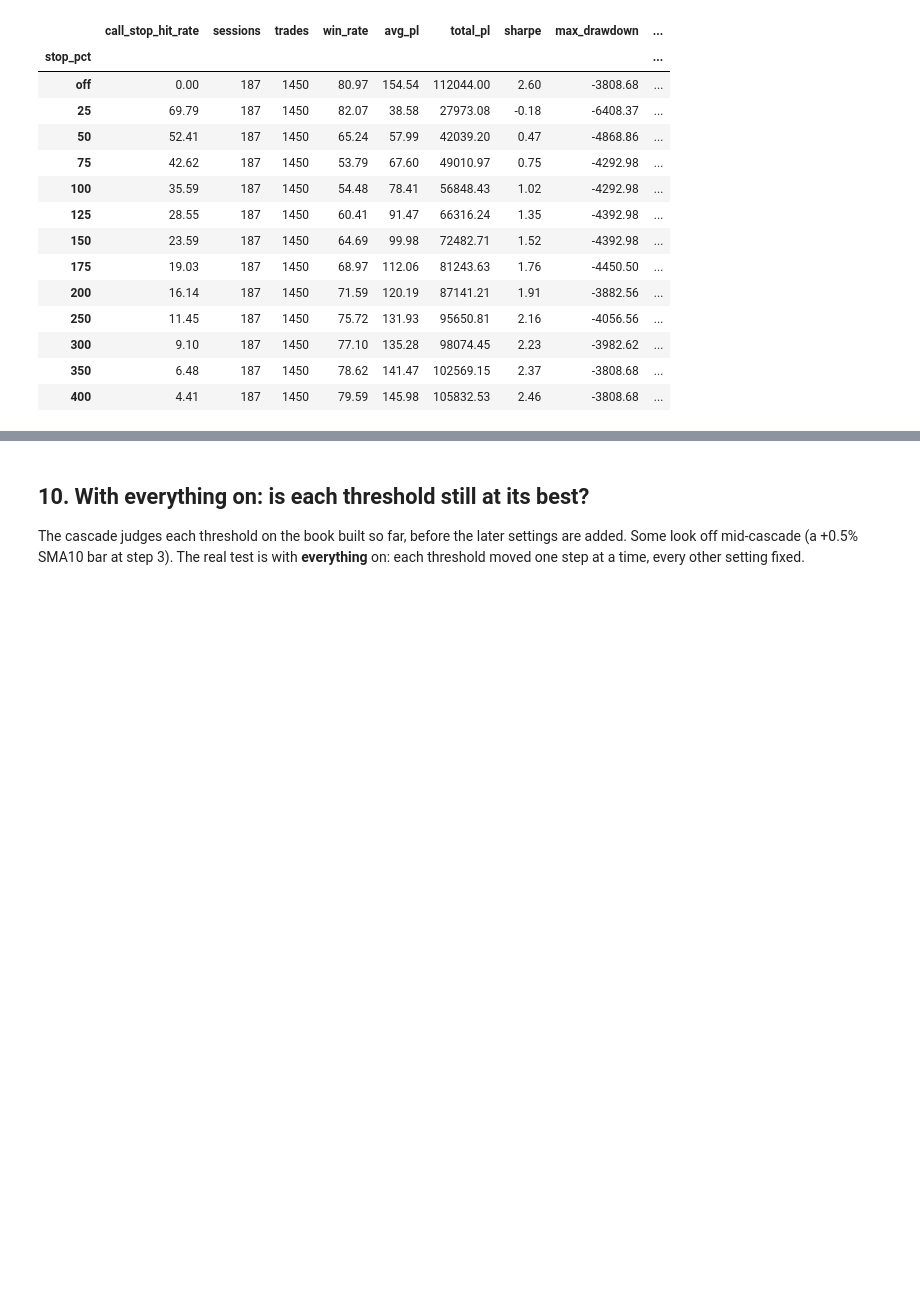
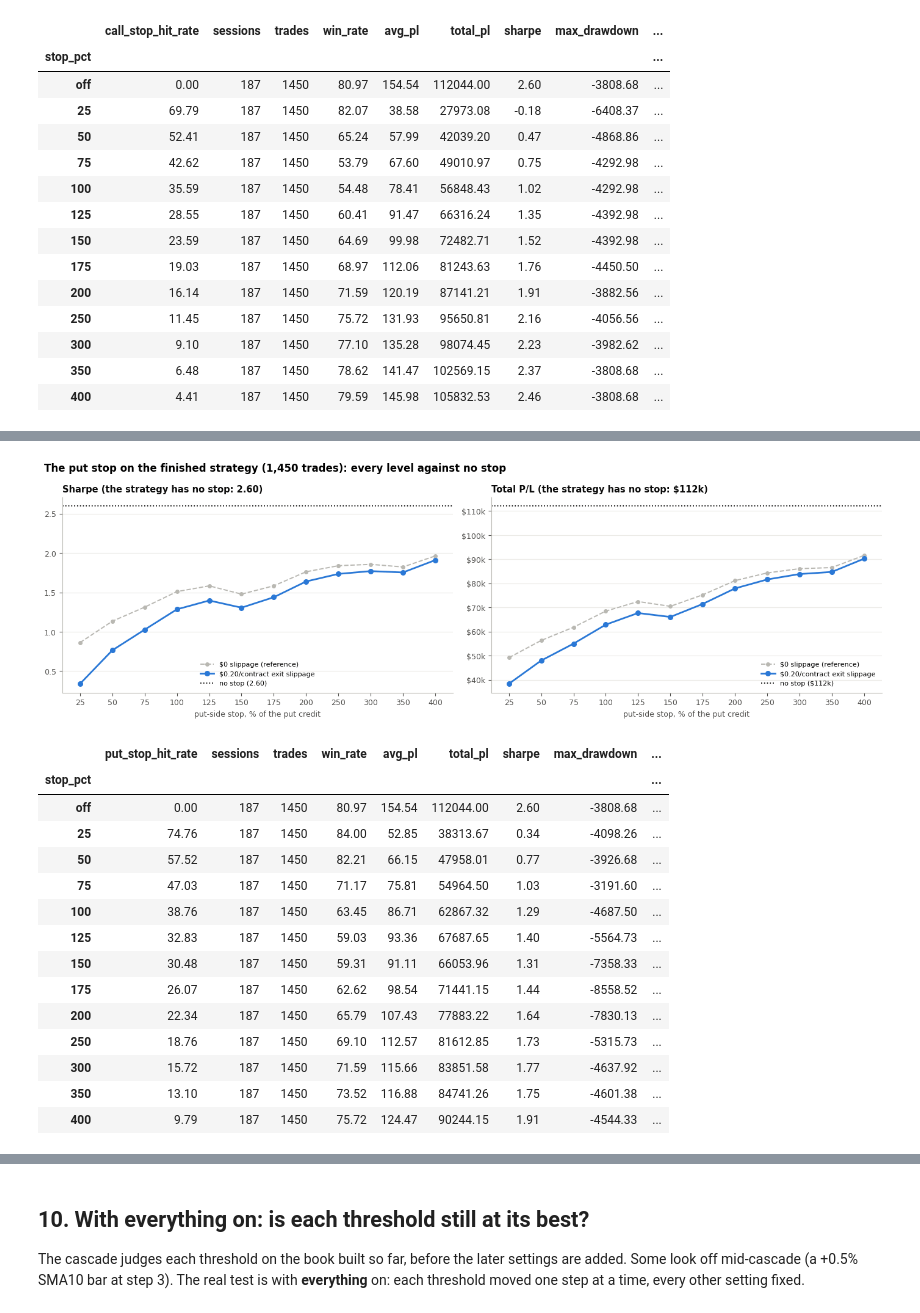
Before and after one commit to adam-masri24/ic-strat-notebooks, a Jupyter notebook: strategies/ic_strat/notebooks/ic_analysis.ipynb, the cells around one changed output, grey strips where cells are left out. Cells and saved outputs as stored; diff of their text form; code cells hidden in the pictures; blank space fills up the shorter version.

Commit message:
Add Markdown pages with the charts (GitHub can't render the large notebooks), and the put-stop test

```diff
--- a/strategies/ic_strat/notebooks/ic_analysis.ipynb
+++ b/strategies/ic_strat/notebooks/ic_analysis.ipynb
@@ -1149,0 +1156,20 @@ display(study.stops.loc[fv.EXIT_SLIPPAGE].round(2))
+# %%
+fv.fig_stop(study.stops_put, note=f"The put stop on the finished strategy ({int(ct.iloc[-1]['trades']):,} trades): every level against no stop", side="put"); plt.show()
+display(study.stops_put.loc[fv.EXIT_SLIPPAGE].round(2))
+# %% [output]
+[figure, added]
+|  | put_stop_hit_rate | sessions | trades | win_rate | avg_pl | total_pl | sharpe | max_drawdown | ... |
+| stop_pct |  |  |  |  |  |  |  |  | ... |
+| off | 0.00 | 187 | 1450 | 80.97 | 154.54 | 112044.00 | 2.60 | -3808.68 | ... |
+| 25 | 74.76 | 187 | 1450 | 84.00 | 52.85 | 38313.67 | 0.34 | -4098.26 | ... |
+| 50 | 57.52 | 187 | 1450 | 82.21 | 66.15 | 47958.01 | 0.77 | -3926.68 | ... |
+| 75 | 47.03 | 187 | 1450 | 71.17 | 75.81 | 54964.50 | 1.03 | -3191.60 | ... |
+| 100 | 38.76 | 187 | 1450 | 63.45 | 86.71 | 62867.32 | 1.29 | -4687.50 | ... |
+| 125 | 32.83 | 187 | 1450 | 59.03 | 93.36 | 67687.65 | 1.40 | -5564.73 | ... |
+| 150 | 30.48 | 187 | 1450 | 59.31 | 91.11 | 66053.96 | 1.31 | -7358.33 | ... |
+| 175 | 26.07 | 187 | 1450 | 62.62 | 98.54 | 71441.15 | 1.44 | -8558.52 | ... |
+| 200 | 22.34 | 187 | 1450 | 65.79 | 107.43 | 77883.22 | 1.64 | -7830.13 | ... |
+| 250 | 18.76 | 187 | 1450 | 69.10 | 112.57 | 81612.85 | 1.73 | -5315.73 | ... |
+| 300 | 15.72 | 187 | 1450 | 71.59 | 115.66 | 83851.58 | 1.77 | -4637.92 | ... |
+| 350 | 13.10 | 187 | 1450 | 73.52 | 116.88 | 84741.26 | 1.75 | -4601.38 | ... |
+| 400 | 9.79 | 187 | 1450 | 75.72 | 124.47 | 90244.15 | 1.91 | -4544.33 | ... |
```
Also changed, not shown: parts of 5 cells of this notebook, 49 other files.
